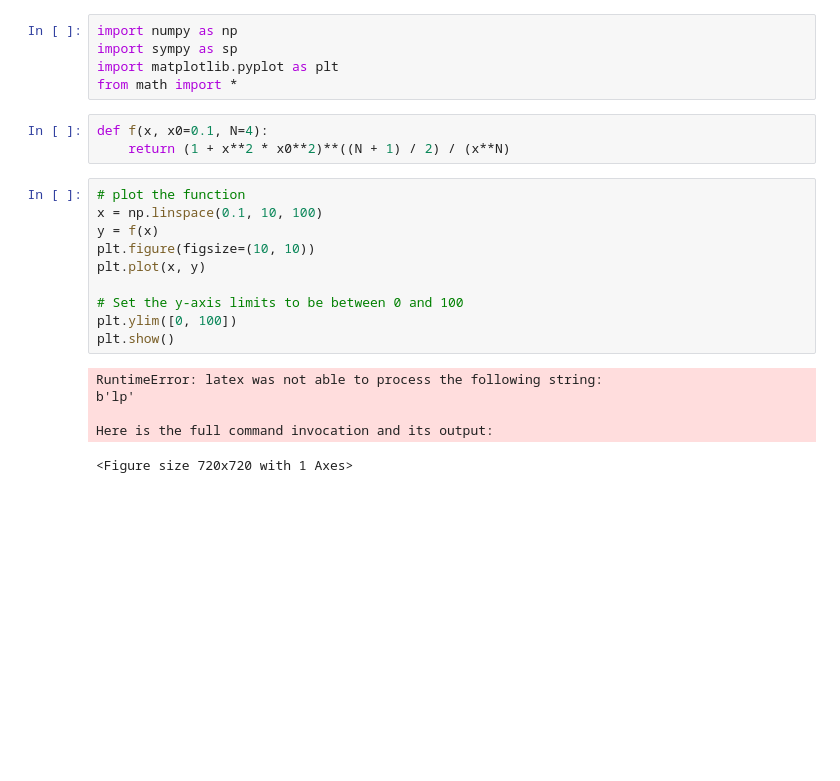
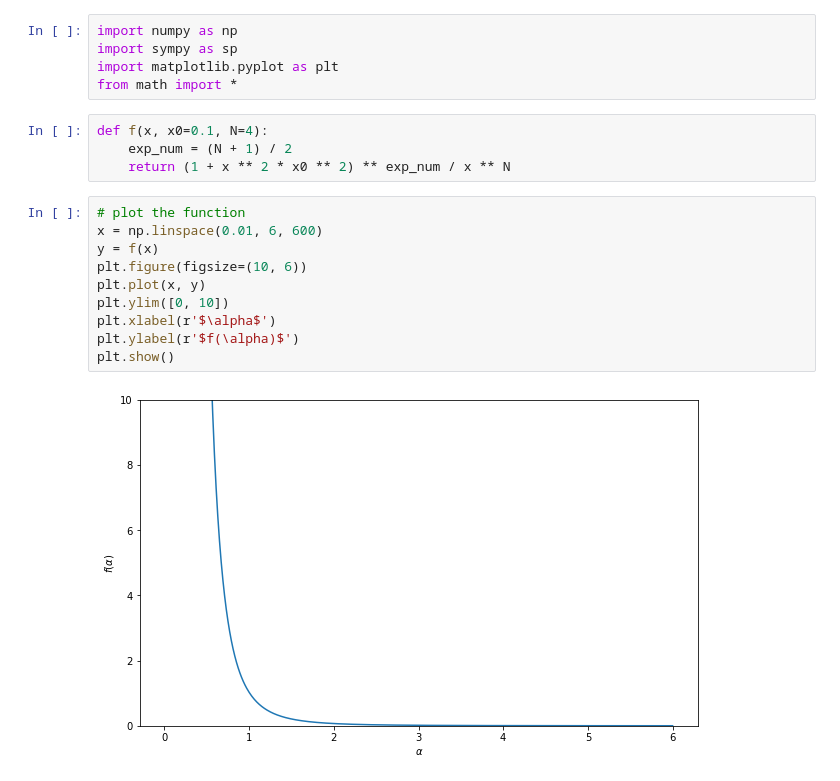
Before and after one commit to yubocai-poly/Reachability-Problem-of-ODE, a Jupyter notebook: Reachability/evaluation/Quadra_exmaple/numerical_optimi.ipynb, the cells around one changed output. Drawn from its saved outputs; the diff is of its cells as text; blank space fills up the shorter version.

```diff
--- a/Reachability/evaluation/Quadra_exmaple/numerical_optimi.ipynb
+++ b/Reachability/evaluation/Quadra_exmaple/numerical_optimi.ipynb
@@ -9,20 +9,17 @@ import matplotlib.pyplot as plt
 from math import *
 # %%
 def f(x, x0=0.1, N=4):
-    return (1 + x**2 * x0**2)**((N + 1) / 2) / (x**N)
+    exp_num = (N + 1) / 2
+    return (1 + x ** 2 * x0 ** 2) ** exp_num / x ** N
 # %%
 # plot the function
-x = np.linspace(0.1, 10, 100)
+x = np.linspace(0.01, 6, 600)
 y = f(x)
-plt.figure(figsize=(10, 10))
+plt.figure(figsize=(10, 6))
 plt.plot(x, y)
-
-# Set the y-axis limits to be between 0 and 100
-plt.ylim([0, 100])
+plt.ylim([0, 10])
+plt.xlabel(r'$\alpha$')
+plt.ylabel(r'$f(\alpha)$')
 plt.show()
 # %% [output]
-RuntimeError: latex was not able to process the following string:
-b'lp'
-
-Here is the full command invocation and its output:
-<Figure size 720x720 with 1 Axes>
+[figure, added]
```
Also changed, not shown: parts of 2 cells of this notebook.
